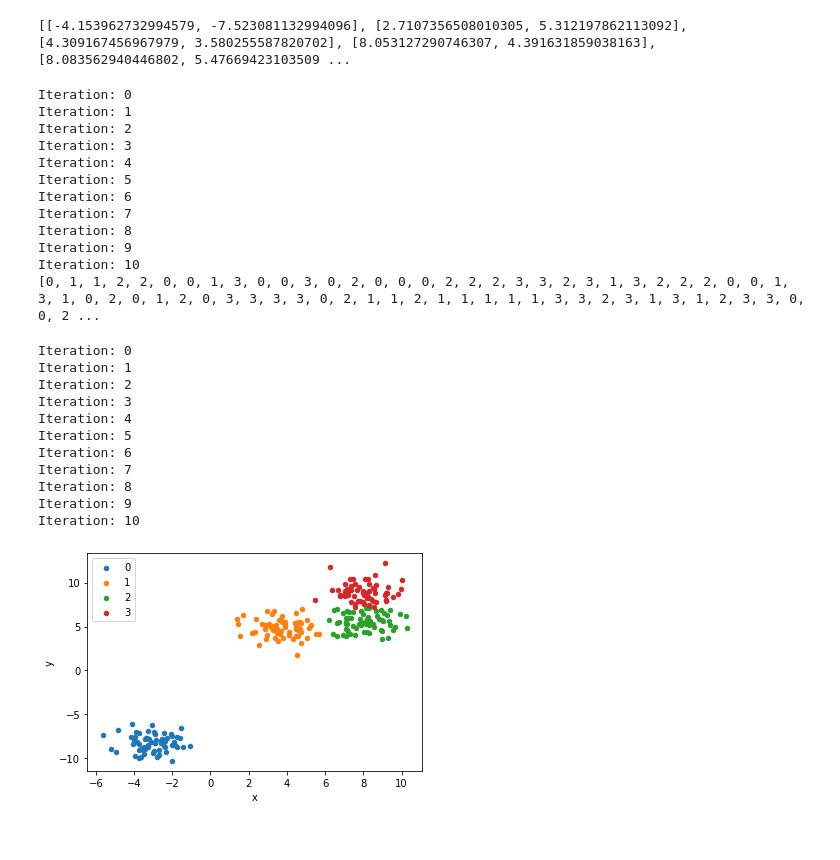
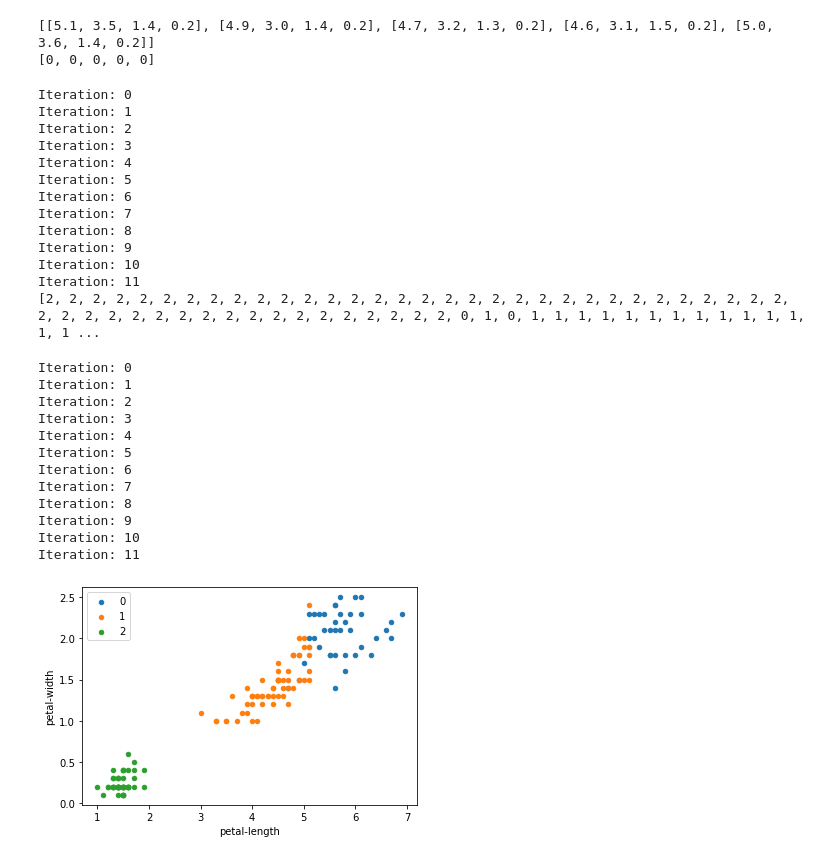
Before and after one commit to Lilchoto3/cs-build-week-unit-5, a Jupyter notebook: testing.ipynb, the cells around one changed output. Drawn from its saved outputs; the diff is of its cells as text; code cells hidden in the pictures.

```diff
--- a/testing.ipynb
+++ b/testing.ipynb
@@ -1,18 +1,28 @@
 # %%
 import csv
 points = []
-with open('blobs.csv', newline='') as f:
+true_labels = []
+with open('iris.data', newline='') as f:
     reader = csv.reader(f)
-    next(reader)
+    # next(reader)
     for row in reader:
-        points.append([float(row[1]), float(row[2])])
+        if len(row) > 0:
+            points.append([float(x) for x in row[:4]])
+            if row[4] == "Iris-setosa":
+                true_labels.append(0)
+            elif row[4] == "Iris-versicolor":
+                true_labels.append(1)
+            else:
+                true_labels.append(2)
 
 print(points[:5])
+print(true_labels[:5])
 # %% [output]
-[[-4.153962732994579, -7.523081132994096], [2.7107356508010305, 5.312197862113092], [4.309167456967979, 3.580255587820702], [8.053127290746307, 4.391631859038163], [8.083562940446802, 5.47669423103509 ...
+[[5.1, 3.5, 1.4, 0.2], [4.9, 3.0, 1.4, 0.2], [4.7, 3.2, 1.3, 0.2], [4.6, 3.1, 1.5, 0.2], [5.0, 3.6, 1.4, 0.2]]
+[0, 0, 0, 0, 0]
 # %%
 from kmeans.kmeansClusteringNoScipy import KMeans
-kmeans = KMeans(n_clusters=4, max_iter=20)
+kmeans = KMeans(n_clusters=3, max_iter=20)
 kmeans.fit(points)
 print(kmeans.predict(points))
 # %% [output]
@@ -27,7 +37,8 @@ Iteration: 7
 Iteration: 8
 Iteration: 9
 Iteration: 10
-[0, 1, 1, 2, 2, 0, 0, 1, 3, 0, 0, 3, 0, 2, 0, 0, 0, 2, 2, 2, 3, 3, 2, 3, 1, 3, 2, 2, 2, 0, 0, 1, 3, 1, 0, 2, 0, 1, 2, 0, 3, 3, 3, 3, 0, 2, 1, 1, 2, 1, 1, 1, 1, 1, 3, 3, 2, 3, 1, 3, 1, 2, 3, 3, 0, 0, 2 ...
+Iteration: 11
+[2, 2, 2, 2, 2, 2, 2, 2, 2, 2, 2, 2, 2, 2, 2, 2, 2, 2, 2, 2, 2, 2, 2, 2, 2, 2, 2, 2, 2, 2, 2, 2, 2, 2, 2, 2, 2, 2, 2, 2, 2, 2, 2, 2, 2, 2, 2, 2, 2, 2, 0, 1, 0, 1, 1, 1, 1, 1, 1, 1, 1, 1, 1, 1, 1, 1, 1 ...
 # %%
 # plot points with clusters to show it works
 import pandas as pd
@@ -37,38 +48,50 @@ def plot_clusters(clusters, iterations):
     kmeans = KMeans(n_clusters=clusters, max_iter=iterations)
     kmeans.fit(points)
 
-    df = pd.DataFrame(points, columns=['x','y'])
+    df = pd.DataFrame(points,
+                      columns=['sepal-length',
+                               'sepal-width',
+                               'petal-length',
+                               'petal-width'
+                               ]
+                     )
     df['label'] = kmeans.predict(points)
 
     colors = {0:'tab:blue',
             1:'tab:orange',
             2:'tab:green',
             3:'tab:red',
             4:'tab:purple',
             5:'tab:brown',
             6:'tab:pink',
             7:'tab:gray'
     }
     fig, ax = plt.subplots()
     grouped = df.groupby('label')
     for key, group in grouped:
-        group.plot(ax=ax, kind='scatter', x='x', y='y', label=key,                       color=colors[key])
+        group.plot(ax=ax,
+                   kind='scatter',
+                   x='petal-length',
+                   y='petal-width',
+                   label=key,
+                   color=colors[key])
     plt.show()
 
-plot_clusters(4, 20)
+plot_clusters(3, 20)
 # %% [output]
 Iteration: 0
 Iteration: 1
 Iteration: 2
 Iteration: 3
 Iteration: 4
 Iteration: 5
 Iteration: 6
 Iteration: 7
 Iteration: 8
 Iteration: 9
 Iteration: 10
+Iteration: 11
-[figure, old version]
+[figure, new version]
 # %%
 # variations over iteration
 %matplotlib inline
```
Also changed, not shown: parts of 4 cells of this notebook, 1 other file.
